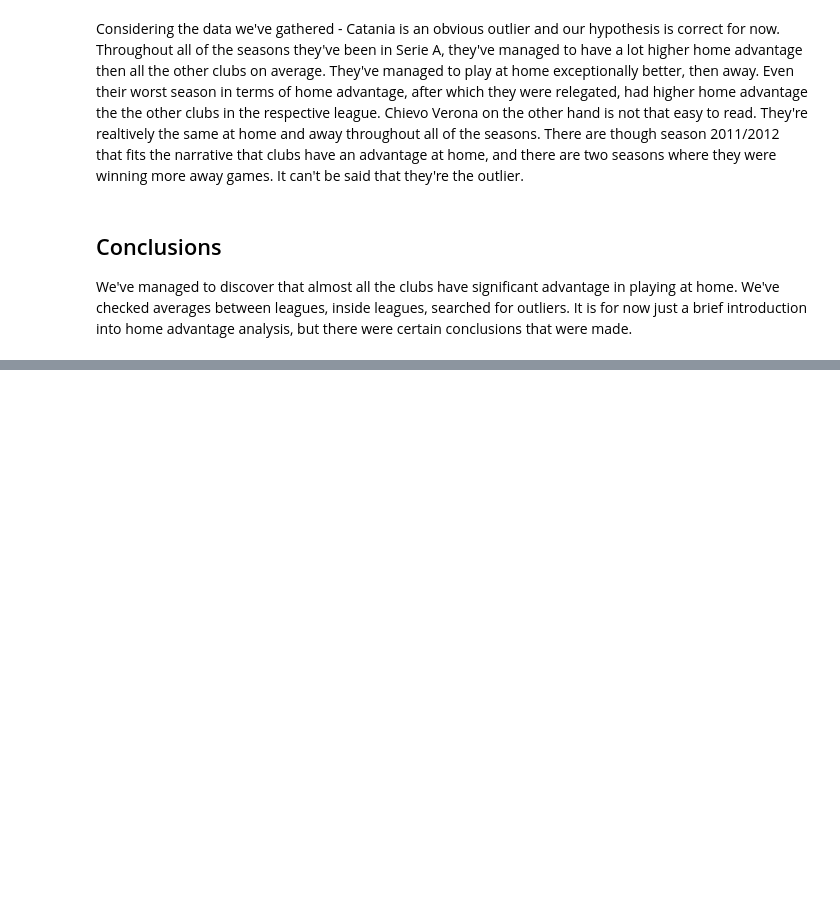
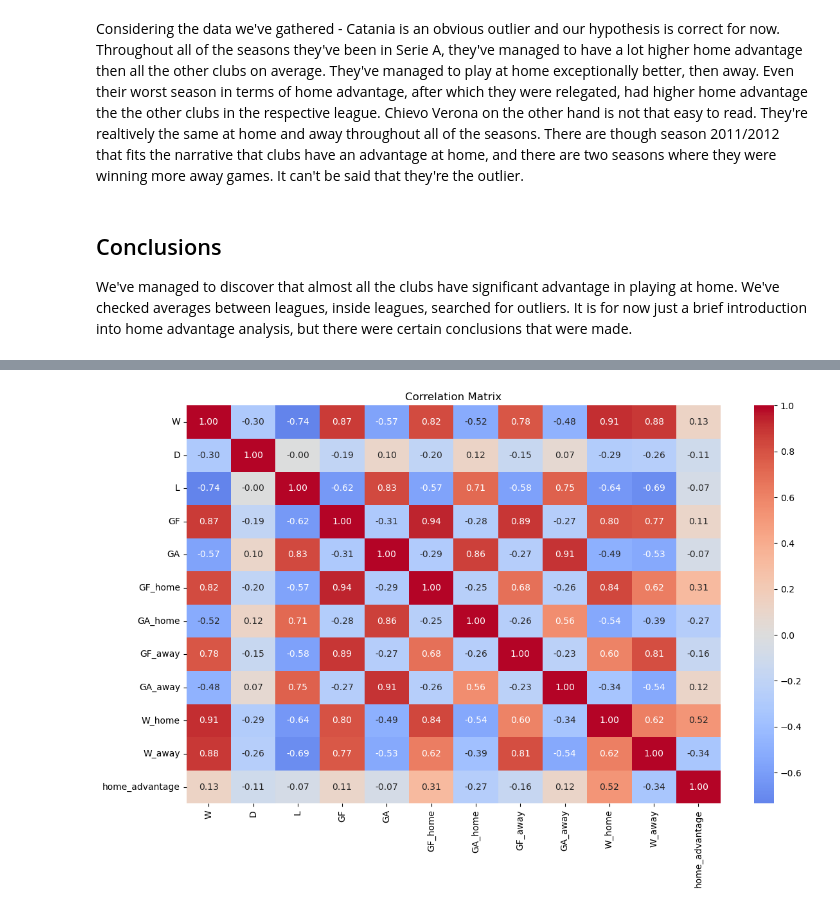
Before and after one commit to pigeononcrack/football-data-analysis, a Jupyter notebook: home_advantage_analysis.ipynb, the cells around one changed output, grey strips where cells are left out. Drawn from its saved outputs; the diff is of its cells as text; code cells hidden in the pictures; blank space fills up the shorter version.

```diff
--- a/home_advantage_analysis.ipynb
+++ b/home_advantage_analysis.ipynb
@@ -410,3 +410,14 @@ Chievo Verona on the other hand is not that easy to read. They're realtively the
 ## Conclusions
 We've managed to discover that almost all the clubs have significant advantage in playing at home.
 We've checked averages between leagues, inside leagues, searched for outliers. It is for now just a brief introduction into home advantage analysis, but there were certain conclusions that were made.
+# %%
+columns_for_correlation = [
+    "W", "D", "L",
+    "GF", "GA",
+    "GF_home", "GA_home",
+    "GF_away", "GA_away",
+    "W_home", "W_away",
+    "home_advantage"
+]
+# %%
+correlation_matrix = team_stats[columns_for_correlation].corr()
@@ -412,0 +440,14 @@ We've checked averages between leagues, inside leagues, searched for outliers. I
+# %%
+plt.figure(figsize=(12, 8))
+sns.heatmap(
+    correlation_matrix,
+    annot=True,
+    fmt=".2f",
+    cmap="coolwarm",
+    center=0
+)
+plt.title("Correlation Matrix")
+plt.tight_layout()
+plt.show()
+# %% [output]
+[figure, added]
```
Also changed, not shown: parts of 3 cells of this notebook, 1 other file.
